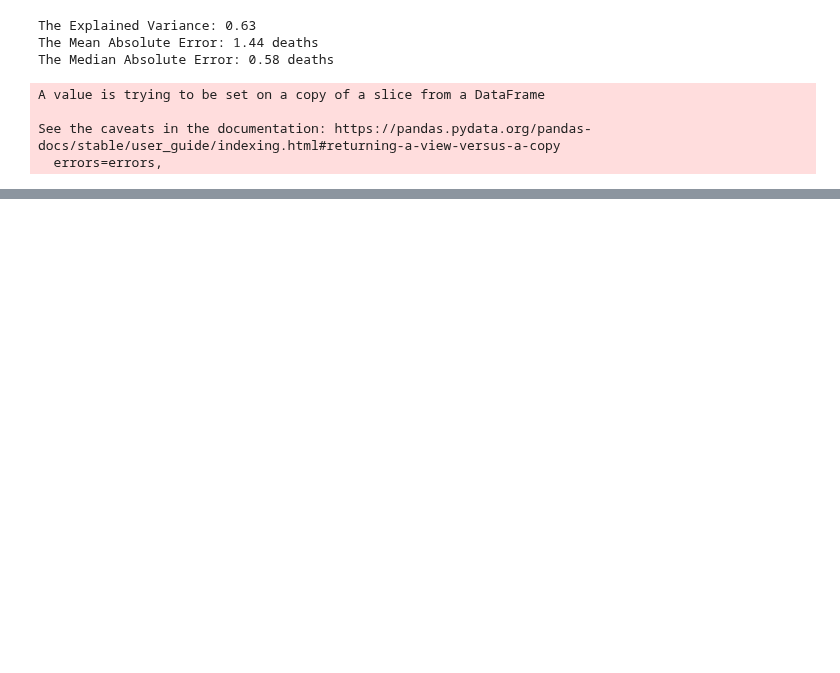
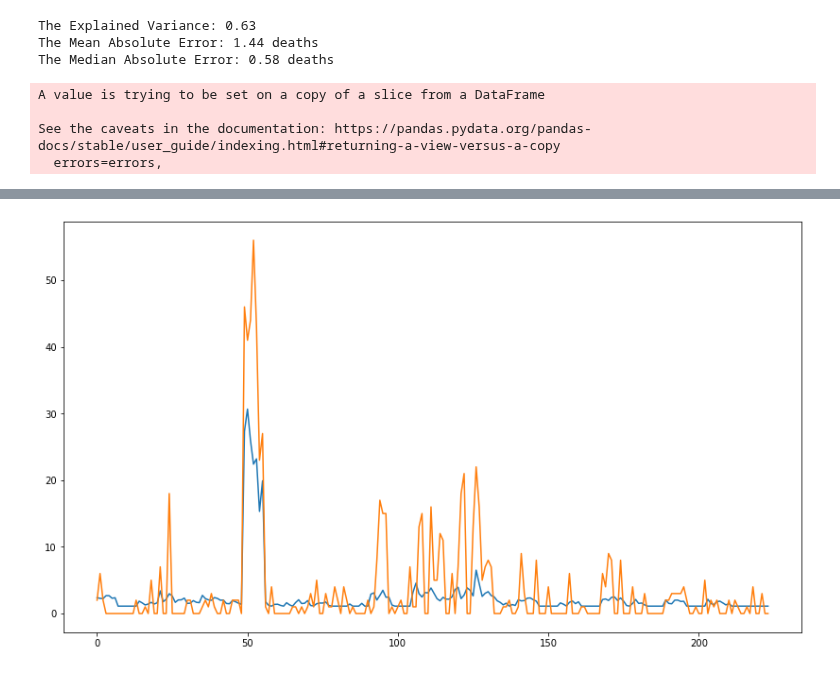
Before and after one commit to kevinmarlis/air-pollution-and-health, a Jupyter notebook: Covid/New tests/Non-LSTM w all data.ipynb, the cells around one changed output, grey strips where cells are left out. Cells and saved outputs as stored; diff of their text form; code cells hidden in the pictures; blank space fills up the shorter version.

```diff
--- a/Covid/New tests/Non-LSTM w all data.ipynb
+++ b/Covid/New tests/Non-LSTM w all data.ipynb
@@ -320,0 +329,6 @@ The Mean Absolute Error: 1.79 deaths
+# %%
+plt.plot(invert_predictions)
+plt.plot(invert_y_test)
+plt.show()
+# %% [output]
+[figure, added]
```
Also changed, not shown: parts of 10 cells of this notebook.
